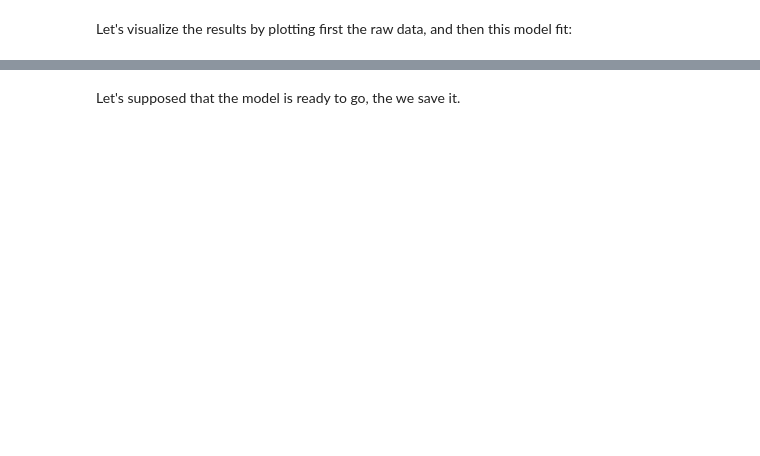
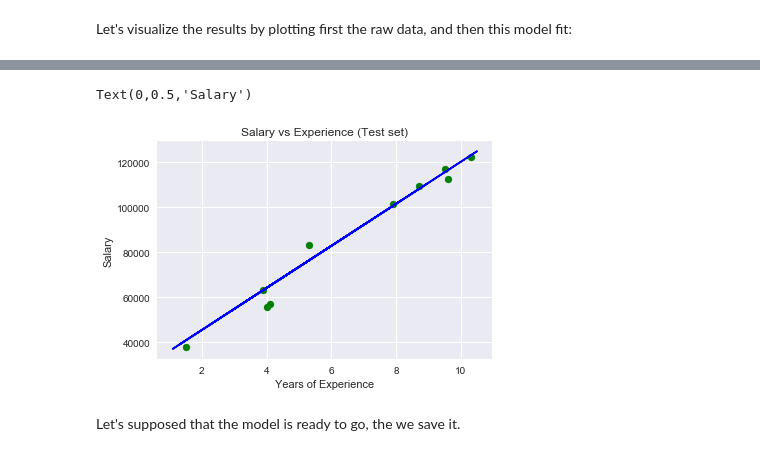
Before and after one commit to MaastrichtU-IDS/data-science-bootcamp-pggm, a Jupyter notebook: module2_notebooks/Supervised Regression/1_1_parametric_simple_linear_regression.ipynb, the cells around one changed output, grey strips where cells are left out. Drawn from its saved outputs; the diff is of its cells as text; code cells hidden in the pictures; blank space fills up the shorter version.

```diff
--- a/module2_notebooks/Supervised Regression/1_1_parametric_simple_linear_regression.ipynb
+++ b/module2_notebooks/Supervised Regression/1_1_parametric_simple_linear_regression.ipynb
@@ -124,9 +164,12 @@ plt.ylabel('Salary')
 # %%
-plt.scatter(X_test, y_test, color='red')
+plt.scatter(X_test, y_test, color='g')
 plt.plot(X_train, regressor.predict(X_train.values.reshape(-1, 1)), color='blue')
 plt.title('Salary vs Experience (Test set)')
 plt.xlabel('Years of Experience')
 plt.ylabel('Salary')
+# %% [output]
+Text(0,0.5,'Salary')
+[figure, added]
 # %% [markdown]
 Let's supposed that the model is ready to go, the we save it.
 # %%
```
Also changed, not shown: parts of 14 cells of this notebook, 28 other files.
